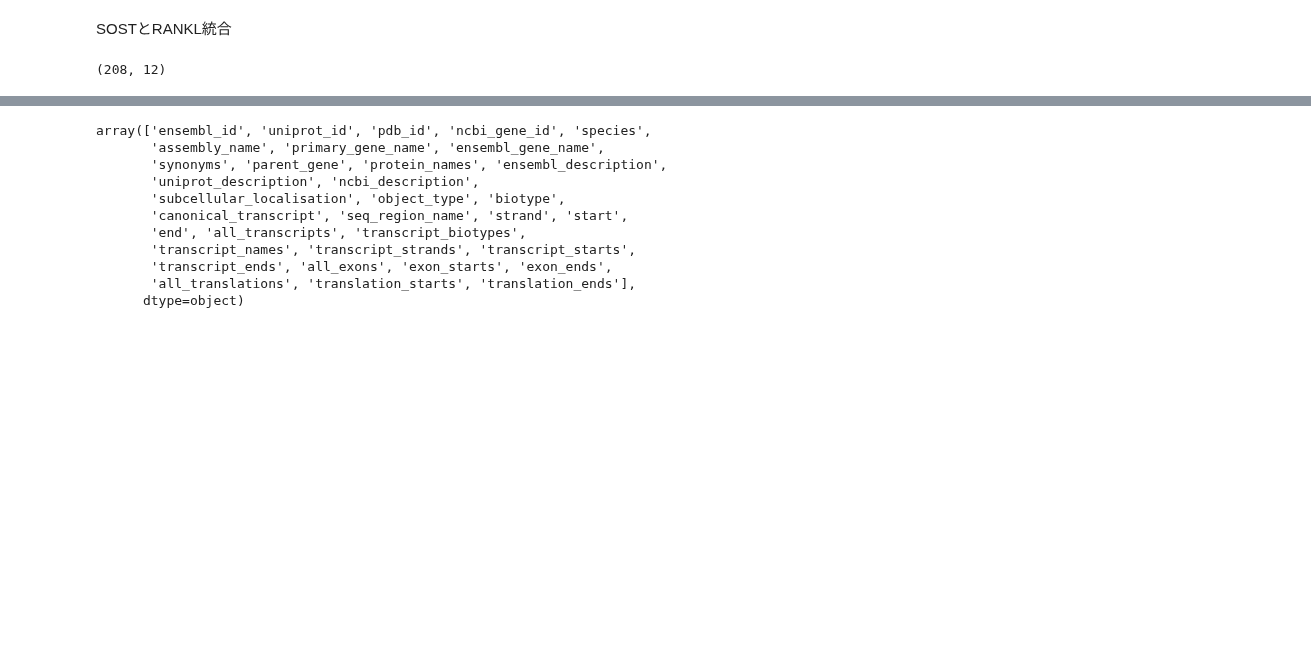
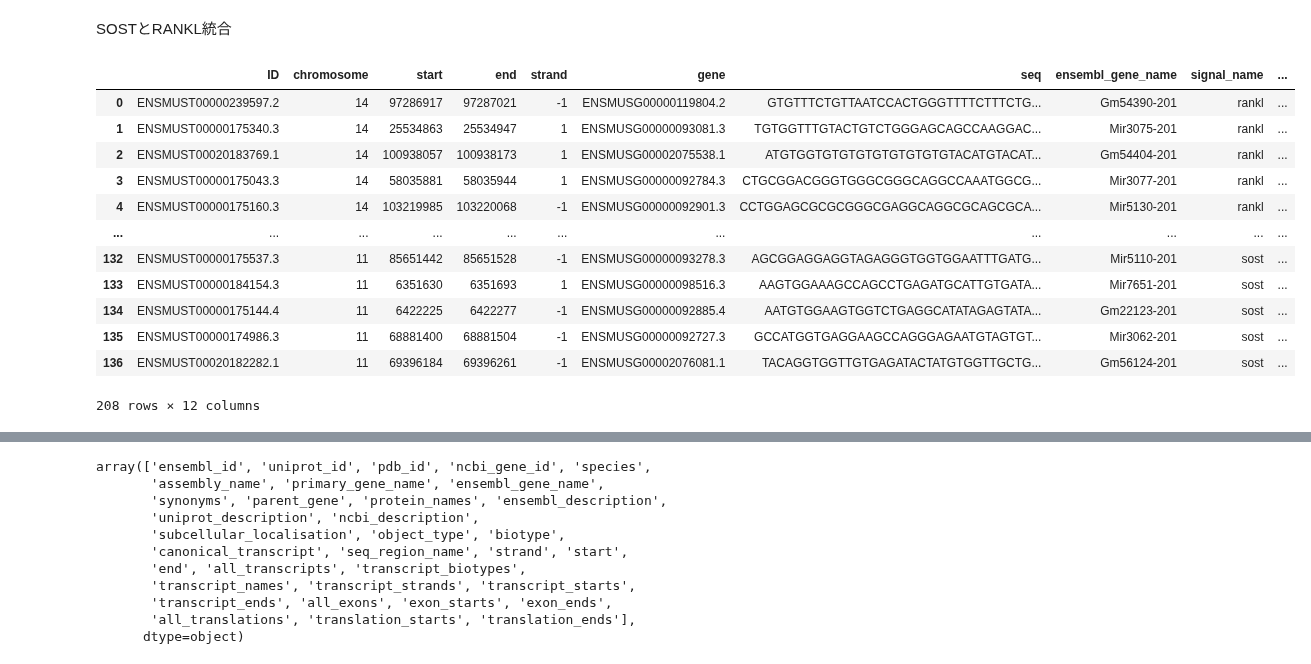
Before and after one commit to uehiratakumu/VScode, a Jupyter notebook: blast_test/matching.ipynb, the cells around one changed output, grey strips where cells are left out. Cells and saved outputs as stored; diff of their text form; code cells hidden in the pictures; blank space fills up the shorter version.

```diff
--- a/blast_test/matching.ipynb
+++ b/blast_test/matching.ipynb
@@ -180,8 +180,22 @@ miRNA_sost.describe()
 | max | 1.212780e+08 | 1.212780e+08 | 1.000000 | 0.0 | 3.801920e-06 | 1.840926e-06 |
 # %% [markdown]
 SOSTとRANKL統合
-# %%
-miRNA_result = pd.concat([miRNA_rankl,miRNA_sost],axis=0)
-miRNA_result.shape
-# %% [output]
-(208, 12)
+# %%
+miRNA_distance_result = pd.concat([miRNA_rankl,miRNA_sost],axis=0)
+miRNA_distance_result[["signal_name","ensembl_gene_name","start","in_signal","after_signal","before_signal","ID"]].to_csv("miRNA_distance_result.csv",index=False)
+# %%
+miRNA_distance_result
+# %% [output]
+|  | ID | chromosome | start | end | strand | gene | seq | ensembl_gene_name | signal_name | ... |
+| 0 | ENSMUST00000239597.2 | 14 | 97286917 | 97287021 | -1 | ENSMUSG00000119804.2 | GTGTTTCTGTTAATCCACTGGGTTTTCTTTCTG... | Gm54390-201 | rankl | ... |
+| 1 | ENSMUST00000175340.3 | 14 | 25534863 | 25534947 | 1 | ENSMUSG00000093081.3 | TGTGGTTTGTACTGTCTGGGAGCAGCCAAGGAC... | Mir3075-201 | rankl | ... |
+| 2 | ENSMUST00020183769.1 | 14 | 100938057 | 100938173 | 1 | ENSMUSG00002075538.1 | ATGTGGTGTGTGTGTGTGTGTGTACATGTACAT... | Gm54404-201 | rankl | ... |
+| 3 | ENSMUST00000175043.3 | 14 | 58035881 | 58035944 | 1 | ENSMUSG00000092784.3 | CTGCGGACGGGTGGGCGGGCAGGCCAAATGGCG... | Mir3077-201 | rankl | ... |
+| 4 | ENSMUST00000175160.3 | 14 | 103219985 | 103220068 | -1 | ENSMUSG00000092901.3 | CCTGGAGCGCGCGGGCGAGGCAGGCGCAGCGCA... | Mir5130-201 | rankl | ... |
+| ... | ... | ... | ... | ... | ... | ... | ... | ... | ... | ... |
+| 132 | ENSMUST00000175537.3 | 11 | 85651442 | 85651528 | -1 | ENSMUSG00000093278.3 | AGCGGAGGAGGTAGAGGGTGGTGGAATTTGATG... | Mir5110-201 | sost | ... |
+| 133 | ENSMUST00000184154.3 | 11 | 6351630 | 6351693 | 1 | ENSMUSG00000098516.3 | AAGTGGAAAGCCAGCCTGAGATGCATTGTGATA... | Mir7651-201 | sost | ... |
+| 134 | ENSMUST00000175144.4 | 11 | 6422225 | 6422277 | -1 | ENSMUSG00000092885.4 | AATGTGGAAGTGGTCTGAGGCATATAGAGTATA... | Gm22123-201 | sost | ... |
+| 135 | ENSMUST00000174986.3 | 11 | 68881400 | 68881504 | -1 | ENSMUSG00000092727.3 | GCCATGGTGAGGAAGCCAGGGAGAATGTAGTGT... | Mir3062-201 | sost | ... |
+| 136 | ENSMUST00020182282.1 | 11 | 69396184 | 69396261 | -1 | ENSMUSG00002076081.1 | TACAGGTGGTTGTGAGATACTATGTGGTTGCTG... | Gm56124-201 | sost | ... |
+208 rows × 12 columns
```
Also changed, not shown: parts of 5 cells of this notebook, 8 other files.
